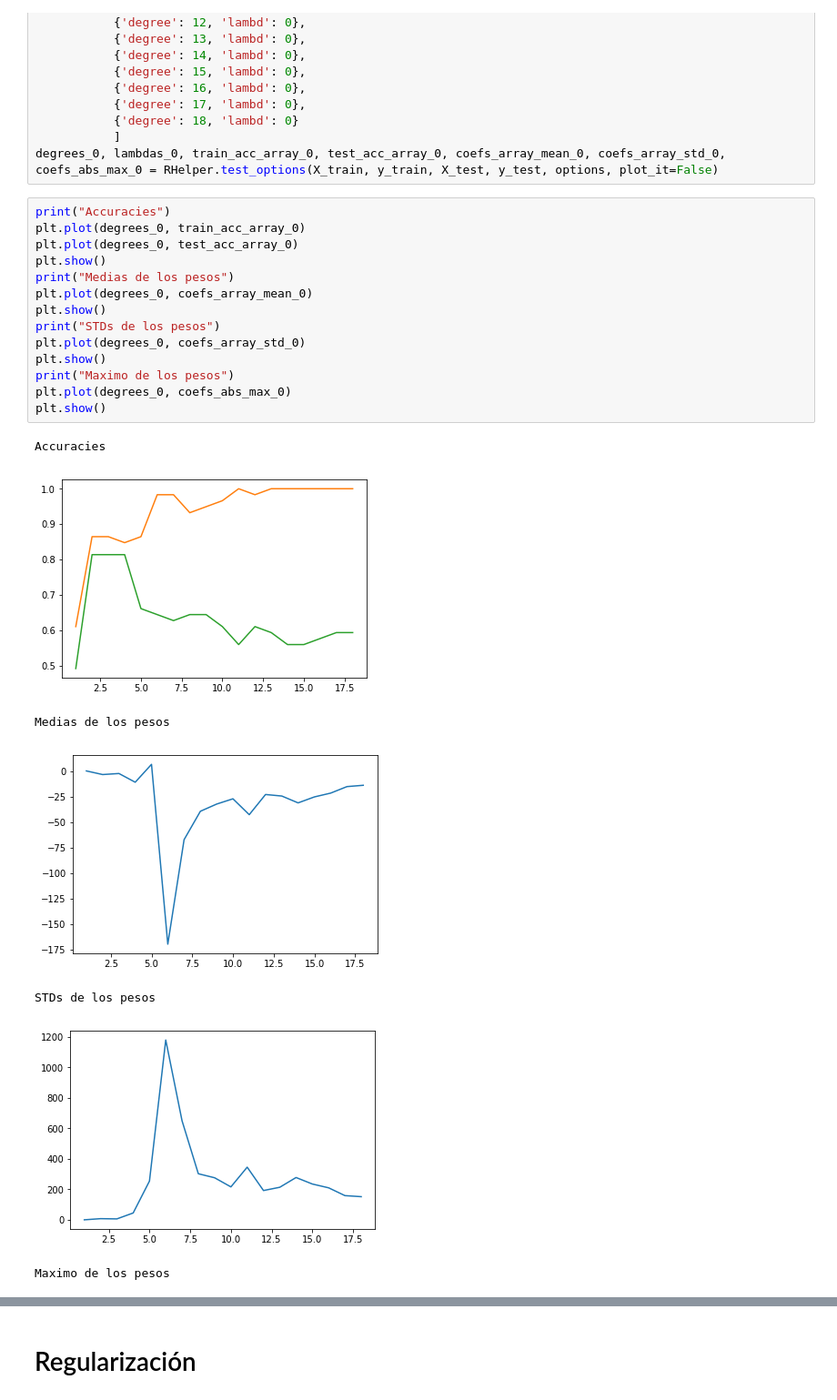
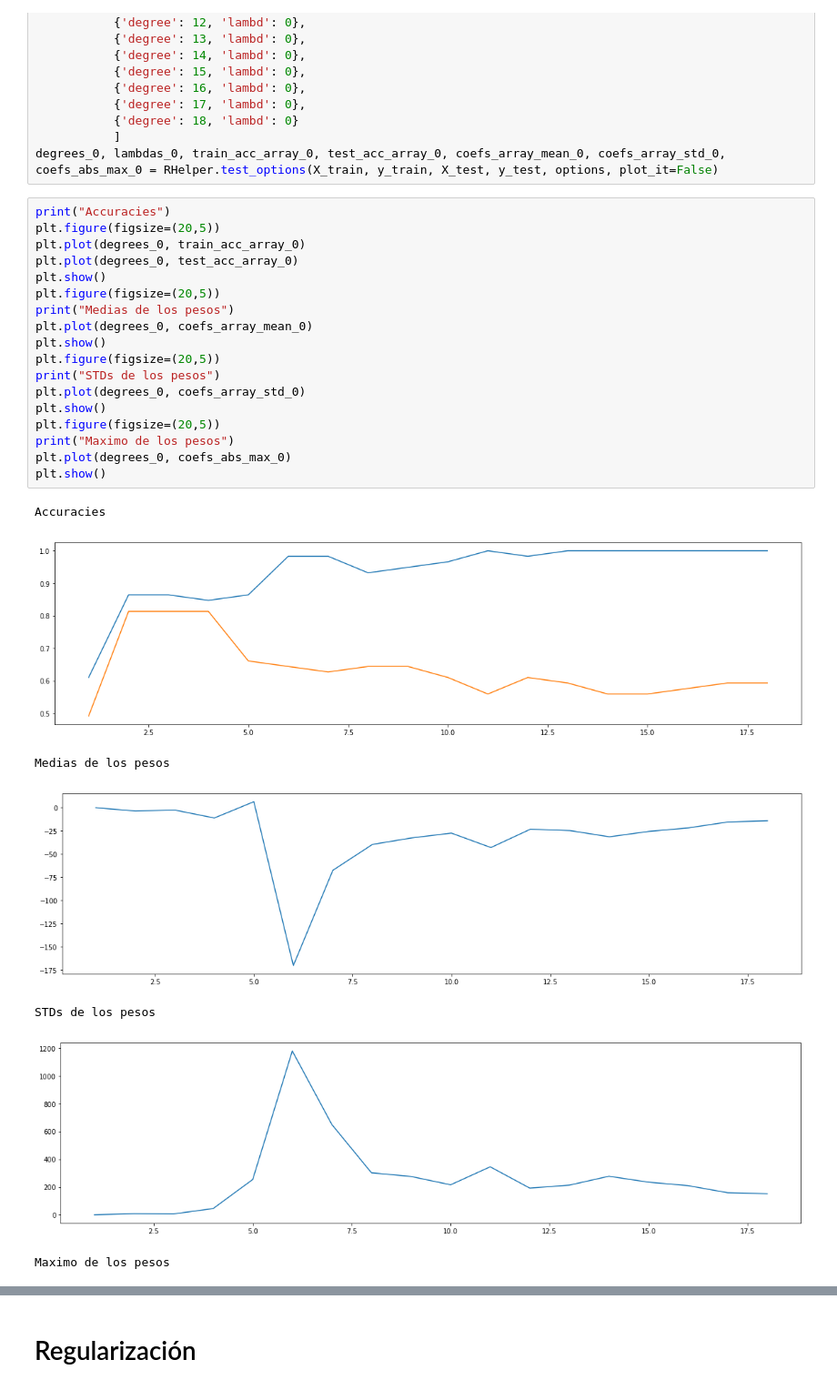
Before and after one commit to lab-ml-itba/4-Regularizacion, a Jupyter notebook: 0-Regularizacion-Teoria.ipynb, the cells around one changed output, grey strips where cells are left out. Shown: that part at 91% size. Saved outputs shown, nothing was run; the diff lists cells and outputs as text.

Commit message:
imagenes

```diff
--- a/0-Regularizacion-Teoria.ipynb
+++ b/0-Regularizacion-Teoria.ipynb
@@ -167,23 +164,27 @@ options = [{'degree': 1, 'lambd': 0},
 degrees_0, lambdas_0, train_acc_array_0, test_acc_array_0, coefs_array_mean_0, coefs_array_std_0, coefs_abs_max_0 = RHelper.test_options(X_train, y_train, X_test, y_test, options, plot_it=False)
 # %%
 print("Accuracies")
+plt.figure(figsize=(20,5))
 plt.plot(degrees_0, train_acc_array_0)
 plt.plot(degrees_0, test_acc_array_0)
 plt.show()
+plt.figure(figsize=(20,5))
 print("Medias de los pesos")
 plt.plot(degrees_0, coefs_array_mean_0)
 plt.show()
+plt.figure(figsize=(20,5))
 print("STDs de los pesos")
 plt.plot(degrees_0, coefs_array_std_0)
 plt.show()
+plt.figure(figsize=(20,5))
 print("Maximo de los pesos")
 plt.plot(degrees_0, coefs_abs_max_0)
 plt.show()
 # %% [output]
 Accuracies
-[figure, old version]
+[figure, new version]
 Medias de los pesos
-[figure, old version]
+[figure, new version]
 STDs de los pesos
-[figure, old version]
+[figure, new version]
 Maximo de los pesos
```
Also changed, not shown: parts of 11 cells of this notebook, 2 other files.
